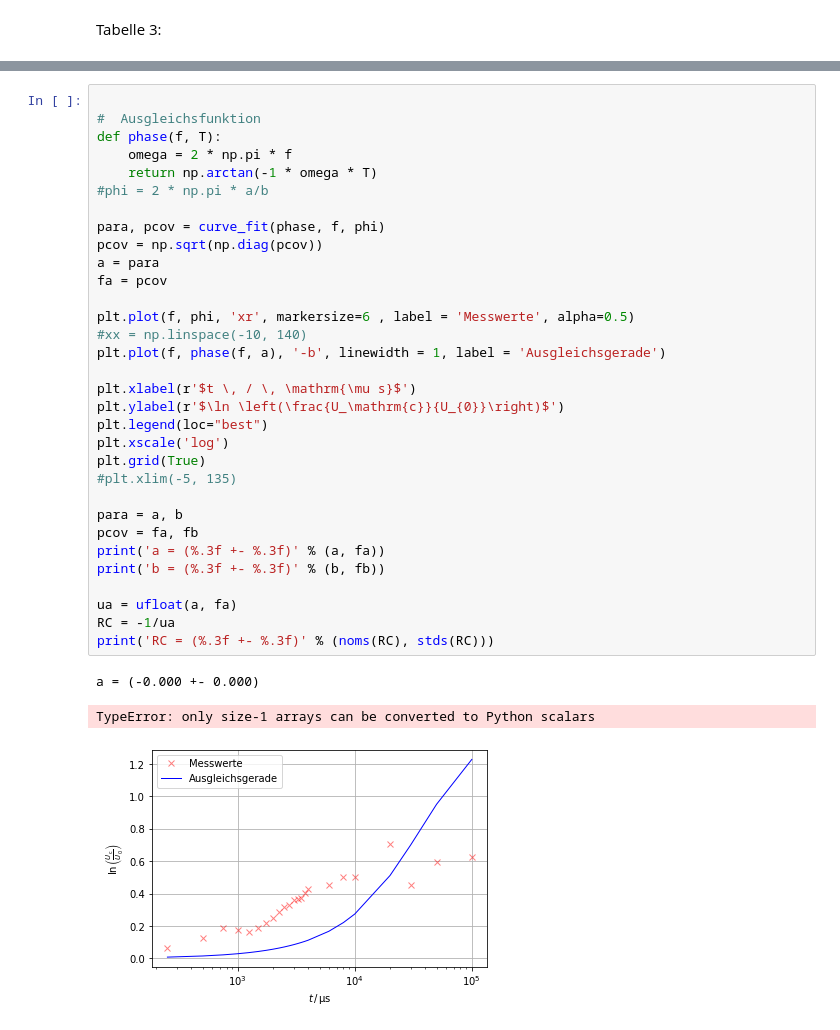
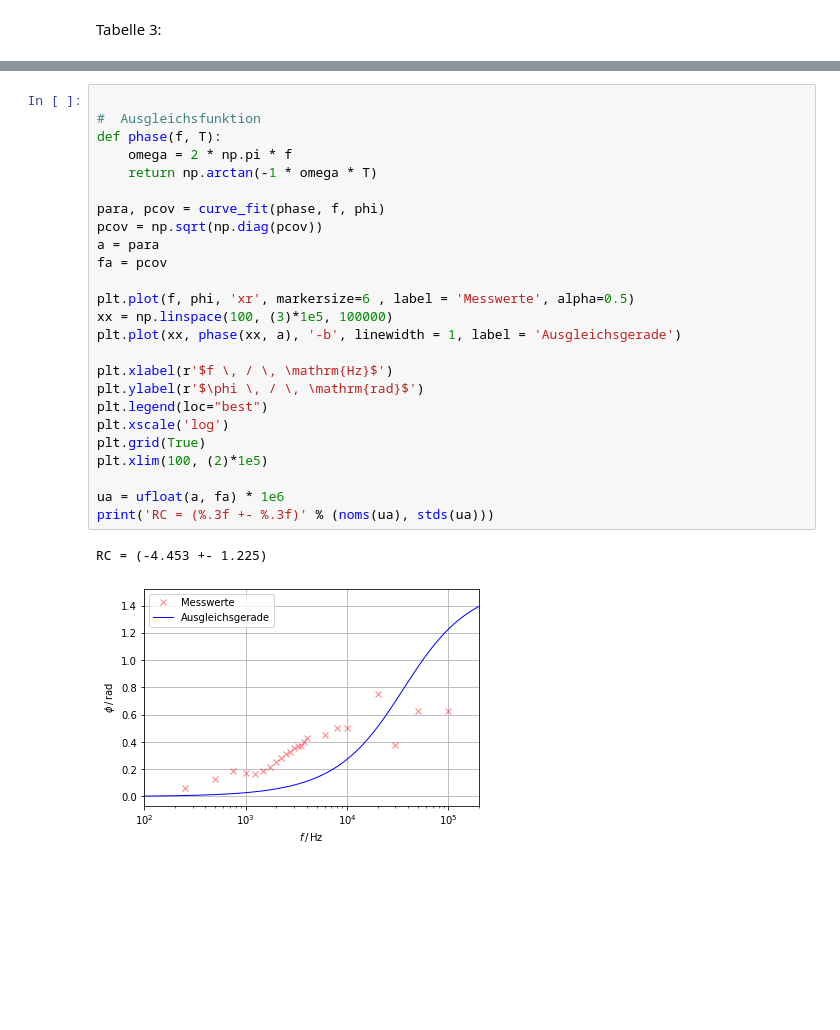
Before and after one commit to waerther/grundpraktikum1, a Jupyter notebook: v353/auswertung.ipynb, the cells around one changed output, grey strips where cells are left out. Saved outputs shown, nothing was run; the diff lists cells and outputs as text; blank space fills up the shorter version.

```diff
--- a/v353/auswertung.ipynb
+++ b/v353/auswertung.ipynb
@@ -162,36 +162,28 @@ print(dz.to_latex(index = False, column_format= "c c c", decimal=','))
 # %%
 
 #  Ausgleichsfunktion
 def phase(f, T):
     omega = 2 * np.pi * f
     return np.arctan(-1 * omega * T)
-#phi = 2 * np.pi * a/b
 
 para, pcov = curve_fit(phase, f, phi)
 pcov = np.sqrt(np.diag(pcov))
 a = para
 fa = pcov
 
 plt.plot(f, phi, 'xr', markersize=6 , label = 'Messwerte', alpha=0.5)
-#xx = np.linspace(-10, 140)
-plt.plot(f, phase(f, a), '-b', linewidth = 1, label = 'Ausgleichsgerade')
+xx = np.linspace(100, (3)*1e5, 100000)
+plt.plot(xx, phase(xx, a), '-b', linewidth = 1, label = 'Ausgleichsgerade')
 
-plt.xlabel(r'$t \, / \, \mathrm{\mu s}$')
-plt.ylabel(r'$\ln \left(\frac{U_\mathrm{c}}{U_{0}}\right)$')
+plt.xlabel(r'$f \, / \, \mathrm{Hz}$')
+plt.ylabel(r'$\phi \, / \, \mathrm{rad}$')
 plt.legend(loc="best")
 plt.xscale('log')
 plt.grid(True)
-#plt.xlim(-5, 135)
+plt.xlim(100, (2)*1e5)
 
-para = a, b
-pcov = fa, fb
-print('a = (%.3f +- %.3f)' % (a, fa))
-print('b = (%.3f +- %.3f)' % (b, fb))
-
-ua = ufloat(a, fa)
-RC = -1/ua
-print('RC = (%.3f +- %.3f)' % (noms(RC), stds(RC)))
+ua = ufloat(a, fa) * 1e6
+print('RC = (%.3f +- %.3f)' % (noms(ua), stds(ua)))
 # %% [output]
-a = (-0.000 +- 0.000)
+RC = (-4.453 +- 1.225)
-TypeError: only size-1 arrays can be converted to Python scalars
-[figure, old version]
+[figure, new version]
```
Also changed, not shown: parts of 3 cells of this notebook, 5 other files.
